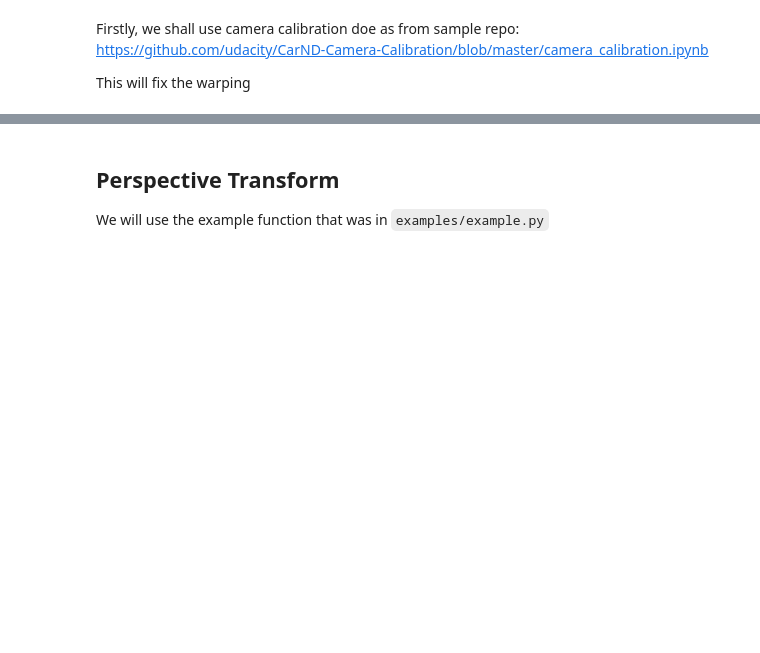
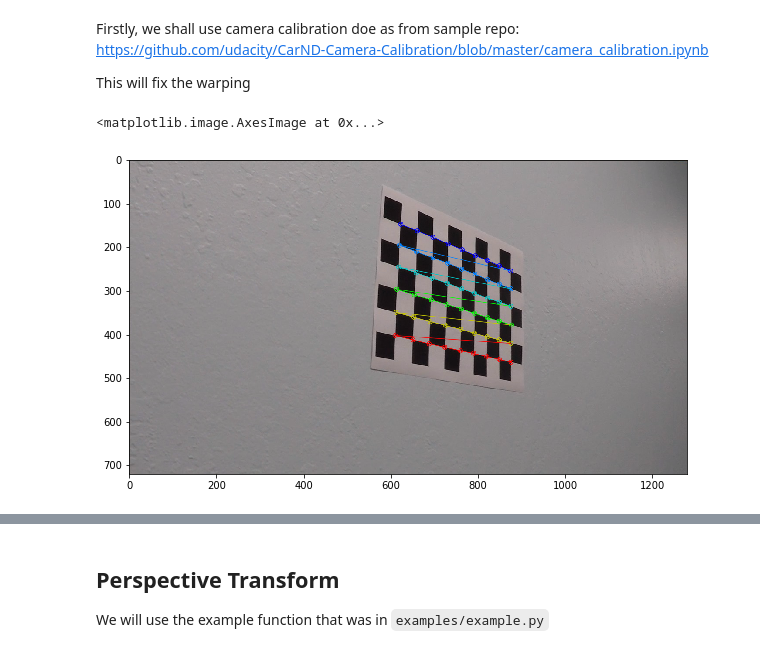
Before and after one commit to chappers/CarND-Advanced-Lane-Lines, a Jupyter notebook: project.ipynb, the cells around one changed output, grey strips where cells are left out. Drawn from its saved outputs; the diff is of its cells as text; code cells hidden in the pictures; blank space fills up the shorter version.

```diff
--- a/project.ipynb
+++ b/project.ipynb
@@ -65,3 +61,10 @@ for fname in images:
 
 #cv2.destroyAllWindows()
+# %%
+#' Draw and display the corners
+img = cv2.drawChessboardCorners(img, (9,6), corners, ret)
+plt.imshow(img)
+# %% [output]
+<matplotlib.image.AxesImage at 0x...>
+[figure, added]
 # %%
```
Also changed, not shown: parts of 15 cells of this notebook, 10 other files.
